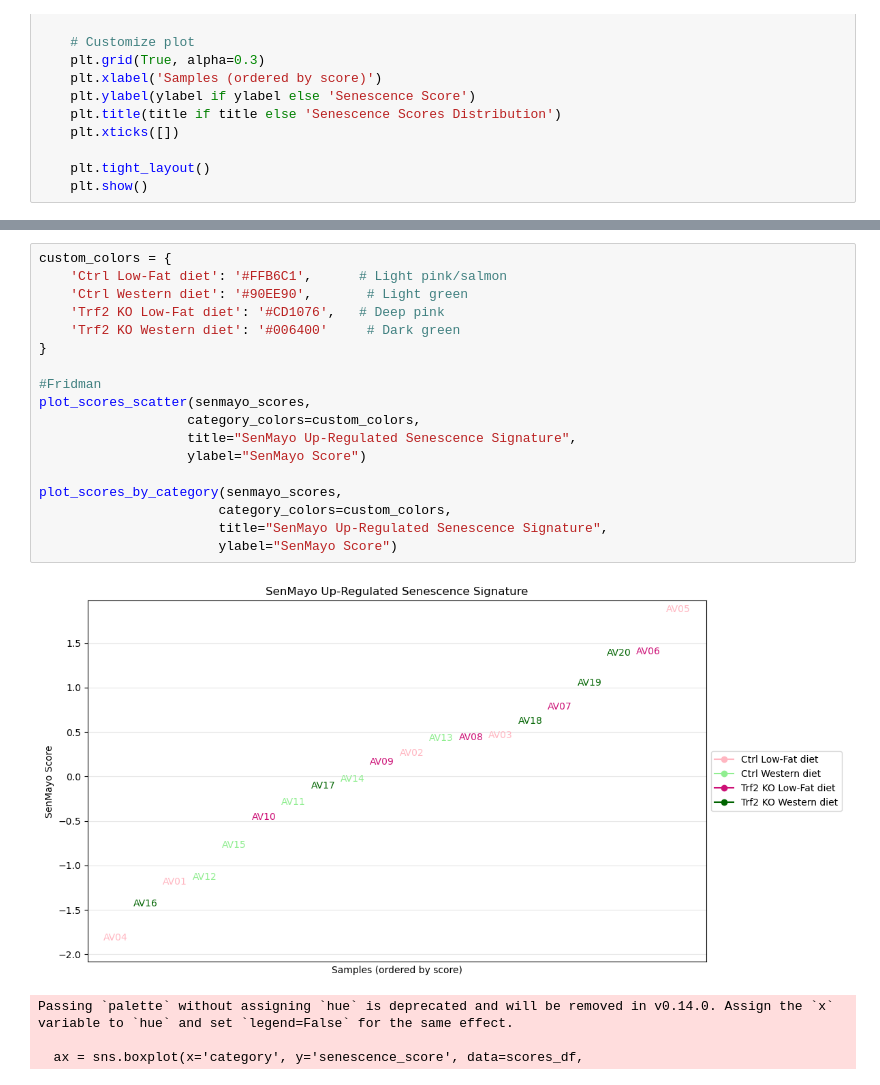
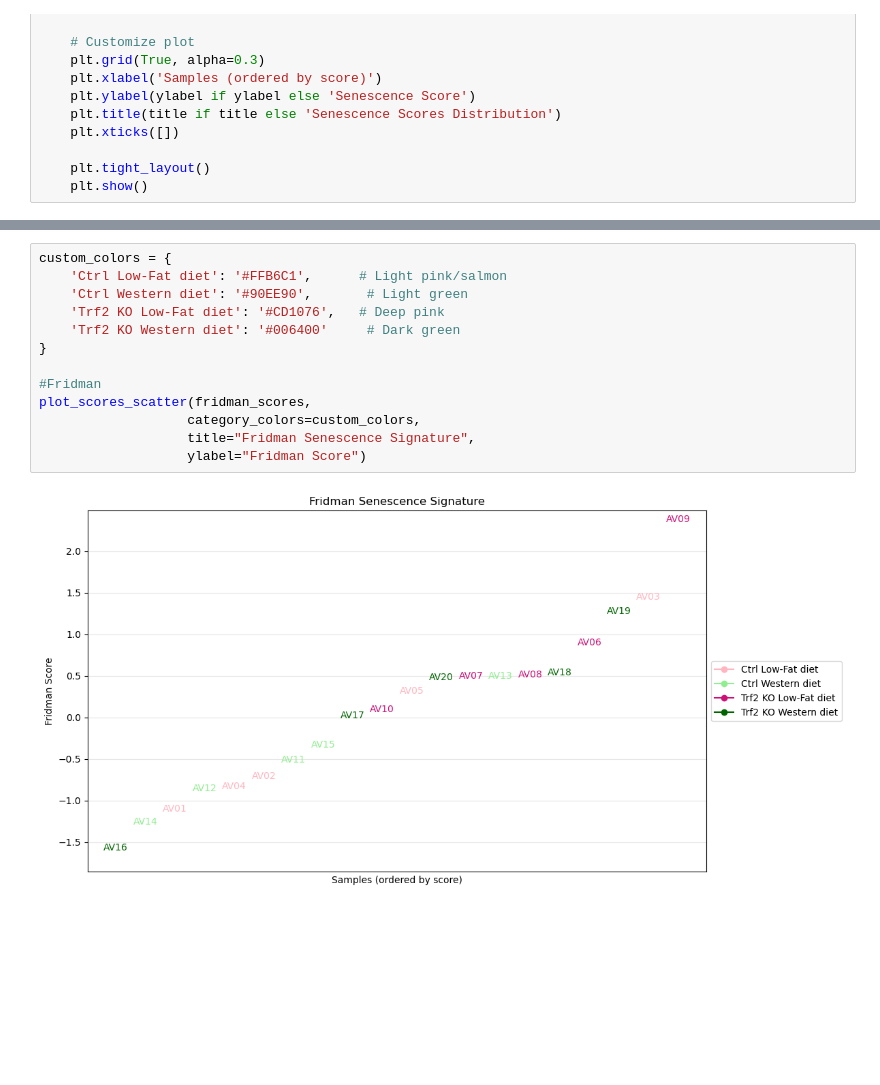
Before and after one commit to akanksha-sachan/ERCC1_iPSC_analysis, a Jupyter notebook: mouse_liver/sen_scores.ipynb, the cells around one changed output, grey strips where cells are left out. Cells and saved outputs as stored; diff of their text form; blank space fills up the shorter version.

```diff
--- a/mouse_liver/sen_scores.ipynb
+++ b/mouse_liver/sen_scores.ipynb
@@ -382,23 +395,15 @@ def plot_scores_by_category(scores_df, category_colors, title=None, ylabel=None)
 # %%
 custom_colors = {
     'Ctrl Low-Fat diet': '#FFB6C1',      # Light pink/salmon
     'Ctrl Western diet': '#90EE90',       # Light green
     'Trf2 KO Low-Fat diet': '#CD1076',   # Deep pink
     'Trf2 KO Western diet': '#006400'     # Dark green
 }
 
 #Fridman
-plot_scores_scatter(senmayo_scores,
+plot_scores_scatter(fridman_scores,
                    category_colors=custom_colors,
-                   title="SenMayo Up-Regulated Senescence Signature",
-                   ylabel="SenMayo Score")
-
-plot_scores_by_category(senmayo_scores,
-                       category_colors=custom_colors,
-                       title="SenMayo Up-Regulated Senescence Signature",
-                       ylabel="SenMayo Score")
+                   title="Fridman Senescence Signature",
+                   ylabel="Fridman Score")
 # %% [output]
-[figure, old version]
+[figure, new version]
-Passing `palette` without assigning `hue` is deprecated and will be removed in v0.14.0. Assign the `x` variable to `hue` and set `legend=False` for the same effect.
-
-  ax = sns.boxplot(x='category', y='senescence_score', data=scores_df,
```
Also changed, not shown: parts of 12 cells of this notebook.
